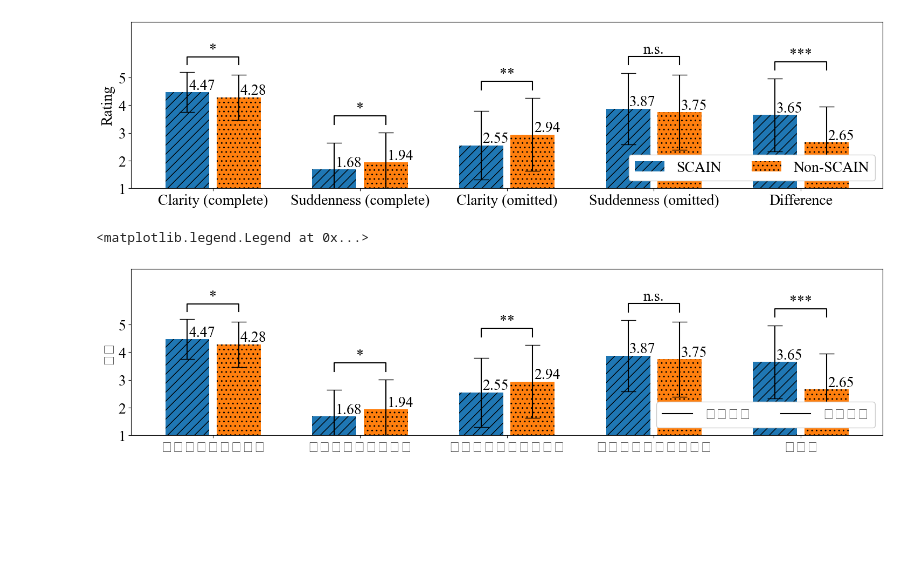
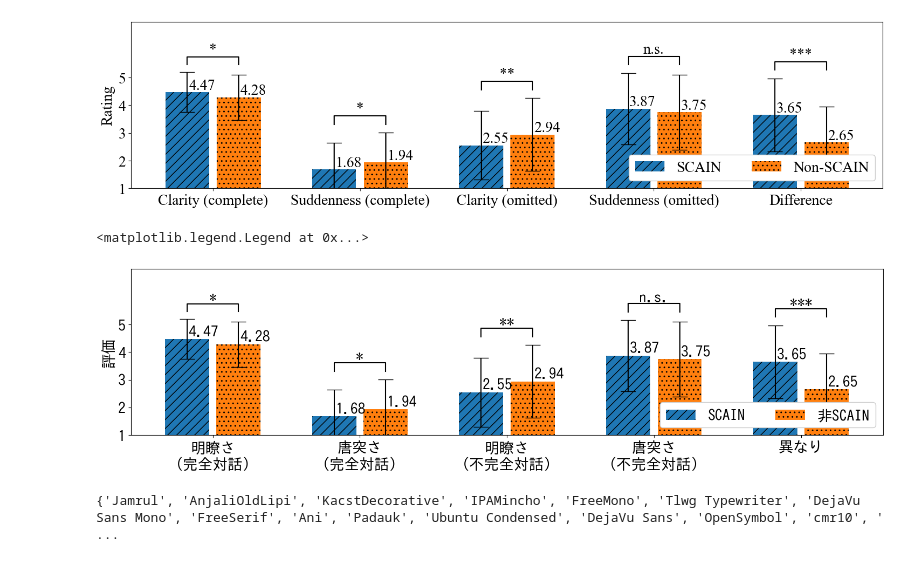
Before and after one commit to imai-laboratory/summary_scain, a Jupyter notebook: analysis_survey.ipynb, the cells around one changed output. Cells and saved outputs as stored; diff of their text form; code cells hidden in the pictures; blank space fills up the shorter version.

```diff
--- a/analysis_survey.ipynb
+++ b/analysis_survey.ipynb
@@ -536,9 +536,9 @@ import statistics
 import numpy as np
 
 fig, ax = plt.subplots(figsize=(18, 4))
-plt.rcParams["font.family"] = "Times New Roman"   # 使用するフォント
+plt.rcParams["font.family"] = "IPAGothic"   # 使用するフォント
 plt.rcParams["font.size"] = 20                 # 文字の大きさ
-labels = ("明瞭さ（完全対話）", "唐突さ（完全対話）", "明瞭さ（不完全対話）", "唐突さ（不完全対話）", "異なり")
+labels = ("明瞭さ\n（完全対話）", "唐突さ\n（完全対話）", "明瞭さ\n（不完全対話）", "唐突さ\n（不完全対話）", "異なり")
 rate_means = {
     "SCAIN": ((
         statistics.mean(full_understand_low),
@@ -599,32 +599,43 @@ for attribute, measurement in rate_means.items():
     rects = ax.bar(x + offset, measurement[0], width, yerr=measurement[1], capsize=10, label=attribute)
     #ax.bar_label(rects, fmt="%0.2f")
     for i in range(len(x)):
         plt.text(x[i] + offset + 0.01, measurement[0][i] + 0.1, "{:1.2f}".format(measurement[0][i]))
         xcoord.append(x[i] + offset)
         ycoord.append(measurement[0][i] + measurement[1][i])
     multiplier += 1
 
 bars = ax.patches
 patterns = ['//', '..']  # set hatch patterns in the correct order
 hatches = []  # list for hatches in the order of the bars
 for h in patterns:  # loop over patterns to create bar-ordered hatches
     for i in range(int(len(bars) / len(patterns))):
         hatches.append(h)
 for bar, hatch in zip(bars, hatches):  # loop over bars and hatches to set hatches in correct order
     bar.set_hatch(hatch)
 
 #xcoord = [i + d for i in range(len(x)) for d in [-(width + margin) / 2, (width + margin) / 2]]
 barplot_annotate_brackets(0, 5, "*", xcoord, ycoord)
 barplot_annotate_brackets(1, 6, "*", xcoord, ycoord)
 barplot_annotate_brackets(2, 7, "**", xcoord, ycoord)
 barplot_annotate_brackets(3, 8, "n.s.", xcoord, ycoord)
 barplot_annotate_brackets(4, 9, "***", xcoord, ycoord)
 
 ax.set_ylabel("評価")
 ax.set_xticks(x + (width + margin) / 2, labels)
 ax.set_yticks(yticks)
 ax.set_ylim(ylim)
-ax.legend(labels=["低類似度", "高類似度"], loc='lower right', ncols=2, framealpha=1)
+handles, _ = ax.get_legend_handles_labels()
+#ax.legend(handles=handles, labels=["低類似度", "高類似度"], prop={"family":"IPAGothic"}, loc='lower right', ncols=2, framealpha=1)
+ax.legend(handles=handles, labels=["SCAIN", "非SCAIN"], prop={"family":"IPAGothic"}, loc='lower right', ncols=2, framealpha=1)
 # %% [output]
 <matplotlib.legend.Legend at 0x...>
-[figure, old version]
+[figure, new version]
+# %%
+#使用できるフォントの確認
+import matplotlib
+
+fonts = set([f.name for f in matplotlib.font_manager.fontManager.ttflist])
+print(fonts)
+#　{'Arial Rounded MT Bold', 'HoloLens MDL2 Assets',…以下略
+# %% [output]
+{'Jamrul', 'AnjaliOldLipi', 'KacstDecorative', 'IPAMincho', 'FreeMono', 'Tlwg Typewriter', 'DejaVu Sans Mono', 'FreeSerif', 'Ani', 'Padauk', 'Ubuntu Condensed', 'DejaVu Sans', 'OpenSymbol', 'cmr10', ' ...
```
Also changed, not shown: parts of 1 cell of this notebook, 5 other files.
